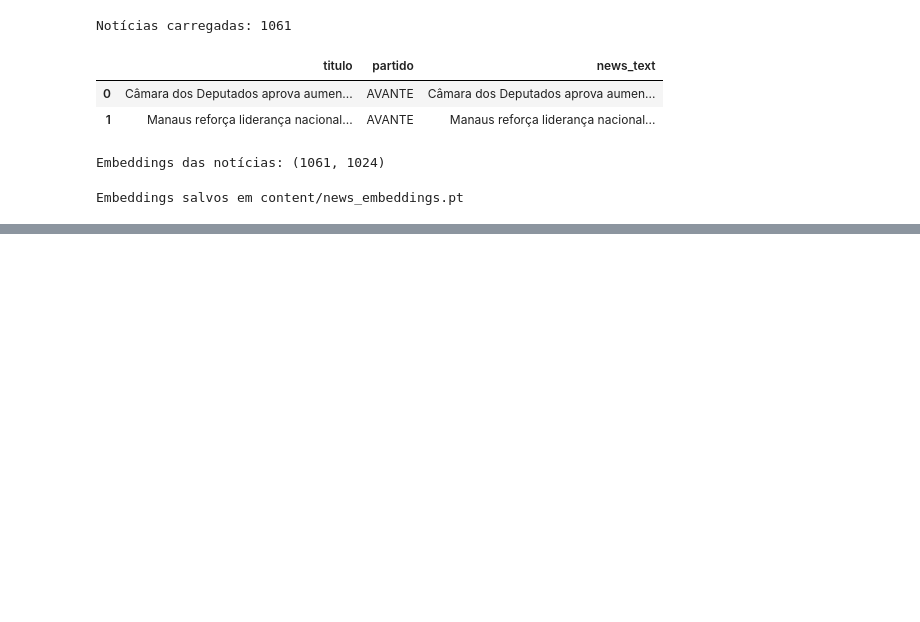
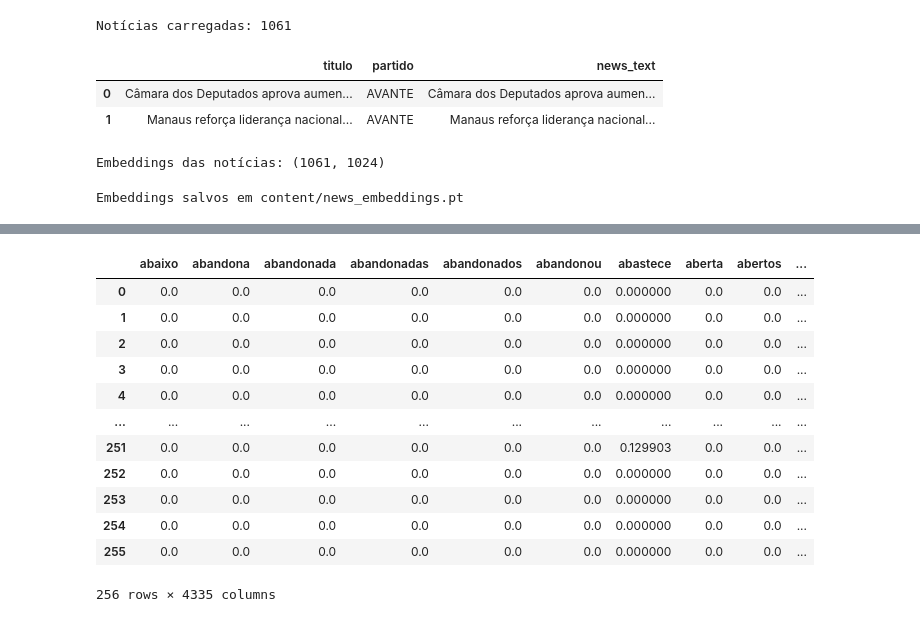
Before and after one commit to JPedroRodrigues/political-guidance-through-discourse, a Jupyter notebook: political-guidance-through-discourse.ipynb, the cells around one changed output, grey strips where cells are left out. Drawn from its saved outputs; the diff is of its cells as text; code cells hidden in the pictures; blank space fills up the shorter version.

```diff
--- a/political-guidance-through-discourse.ipynb
+++ b/political-guidance-through-discourse.ipynb
@@ -606,0 +687,16 @@ ValueError: Rótulos fora do conjunto esperado de espectros políticos: {np.str_
+# %%
+discourse_tfidf
+# %% [output]
+|  | abaixo | abandona | abandonada | abandonadas | abandonados | abandonou | abastece | aberta | abertos | ... |
+| 0 | 0.0 | 0.0 | 0.0 | 0.0 | 0.0 | 0.0 | 0.000000 | 0.0 | 0.0 | ... |
+| 1 | 0.0 | 0.0 | 0.0 | 0.0 | 0.0 | 0.0 | 0.000000 | 0.0 | 0.0 | ... |
+| 2 | 0.0 | 0.0 | 0.0 | 0.0 | 0.0 | 0.0 | 0.000000 | 0.0 | 0.0 | ... |
+| 3 | 0.0 | 0.0 | 0.0 | 0.0 | 0.0 | 0.0 | 0.000000 | 0.0 | 0.0 | ... |
+| 4 | 0.0 | 0.0 | 0.0 | 0.0 | 0.0 | 0.0 | 0.000000 | 0.0 | 0.0 | ... |
+| ... | ... | ... | ... | ... | ... | ... | ... | ... | ... | ... |
+| 251 | 0.0 | 0.0 | 0.0 | 0.0 | 0.0 | 0.0 | 0.129903 | 0.0 | 0.0 | ... |
+| 252 | 0.0 | 0.0 | 0.0 | 0.0 | 0.0 | 0.0 | 0.000000 | 0.0 | 0.0 | ... |
+| 253 | 0.0 | 0.0 | 0.0 | 0.0 | 0.0 | 0.0 | 0.000000 | 0.0 | 0.0 | ... |
+| 254 | 0.0 | 0.0 | 0.0 | 0.0 | 0.0 | 0.0 | 0.000000 | 0.0 | 0.0 | ... |
+| 255 | 0.0 | 0.0 | 0.0 | 0.0 | 0.0 | 0.0 | 0.000000 | 0.0 | 0.0 | ... |
+256 rows × 4335 columns
```
Also changed, not shown: parts of 21 cells of this notebook, 2 other files.
